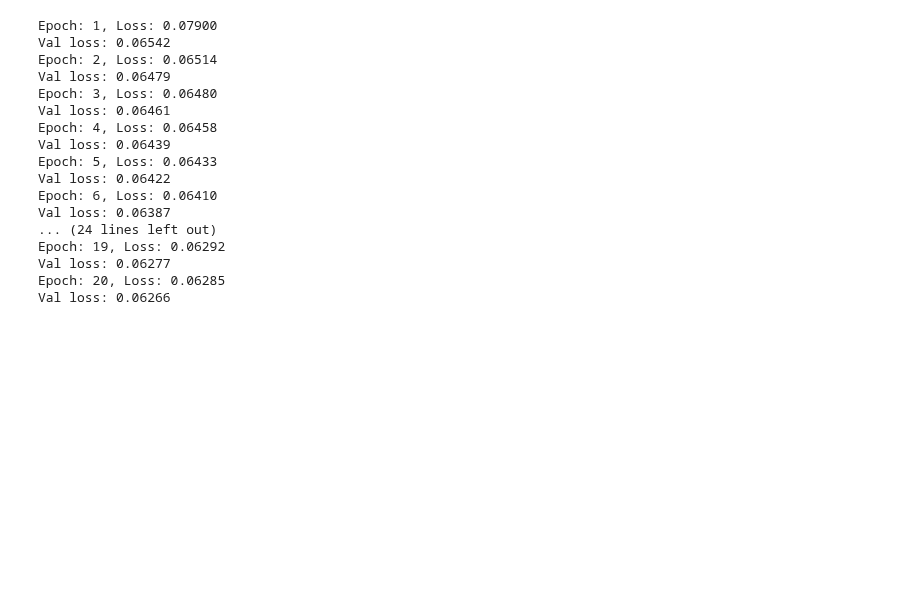
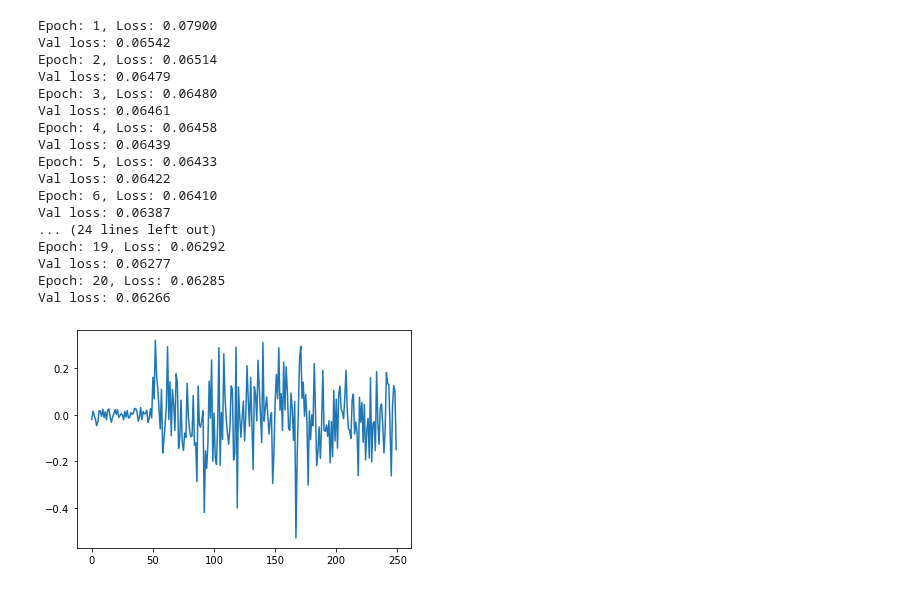
Before and after one commit to glory-99/simulation-based-inference, a Jupyter notebook: model_selection.ipynb, the cells around one changed output. Cells and saved outputs as stored; diff of their text form; code cells hidden in the pictures; blank space fills up the shorter version.

```diff
--- a/model_selection.ipynb
+++ b/model_selection.ipynb
@@ -182,3 +182,7 @@ generator.normalize_c = normalize_c
 generator.normalize_c
 # %% [output]
 array([350.])
+# %%
+normalize_c = normalize_c = np.load('./data/normalize_constant_rho0.npy')
+generator.normalize_c = normalize_c
+generator.normalize_c
@@ -487,3 +493,8 @@ Epoch: 20, Loss: 0.06285
 Val loss: 0.06266
 # %%
 train_losses, val_losses = train_model_with_generator(md_single, generator, 0.001, 256, 200, 3000, val_data=Y_val/normalize_c, val_label=beta_val)
+# %%
+plt.plot(Y_val[0]/normalize_c)
+plt.show()
+# %% [output]
+[figure, added]
```
Also changed, not shown: parts of 5 cells of this notebook.
